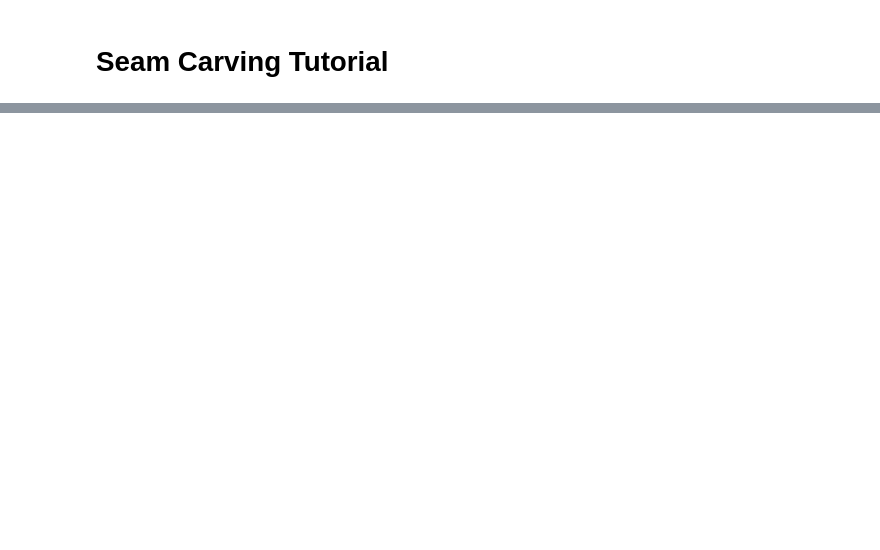
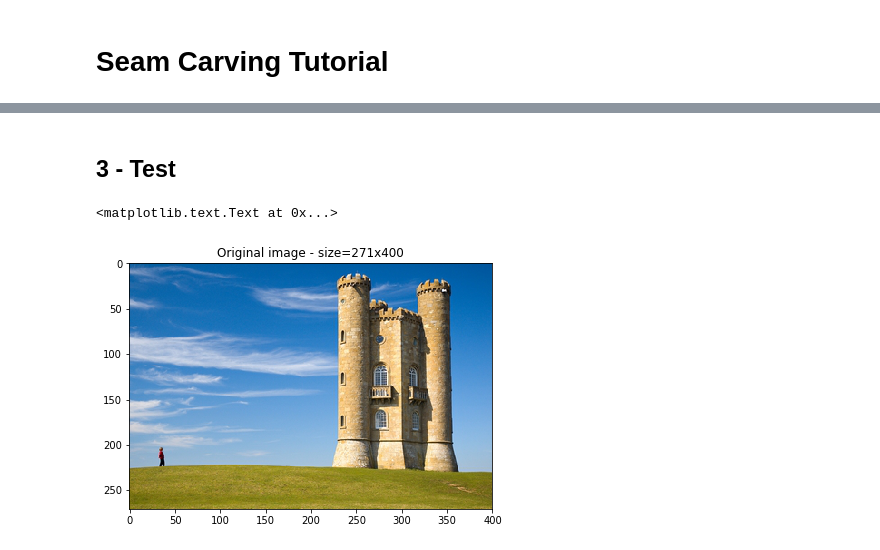
Before and after one commit to ali-yar/maia-imageprocessing, a Jupyter notebook: Project/seam_carving.ipynb, the cells around one changed output, grey strips where cells are left out. Drawn from its saved outputs; the diff is of its cells as text; code cells hidden in the pictures; blank space fills up the shorter version.

```diff
--- a/Project/seam_carving.ipynb
+++ b/Project/seam_carving.ipynb
@@ -94,0 +153,11 @@ def carve_seam(img, seam):
+# %% [markdown]
+## 3 - Test
+# %%
+# Import image
+img = io.imread('./test.jpg')
+
+io.imshow(img)
+plt.title('Original image - size={}x{}'.format(img.shape[0],img.shape[1]))
+# %% [output]
+<matplotlib.text.Text at 0x...>
+[figure, added]
```
Also changed, not shown: parts of 13 cells of this notebook.
